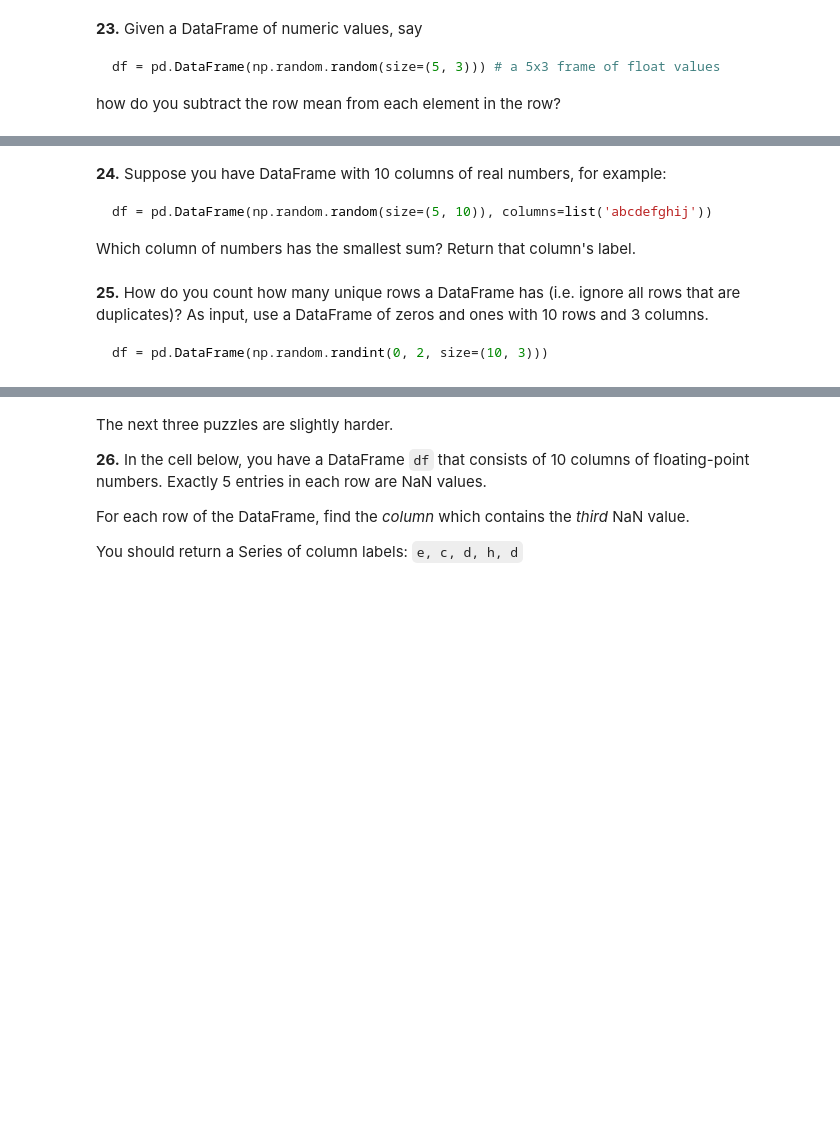
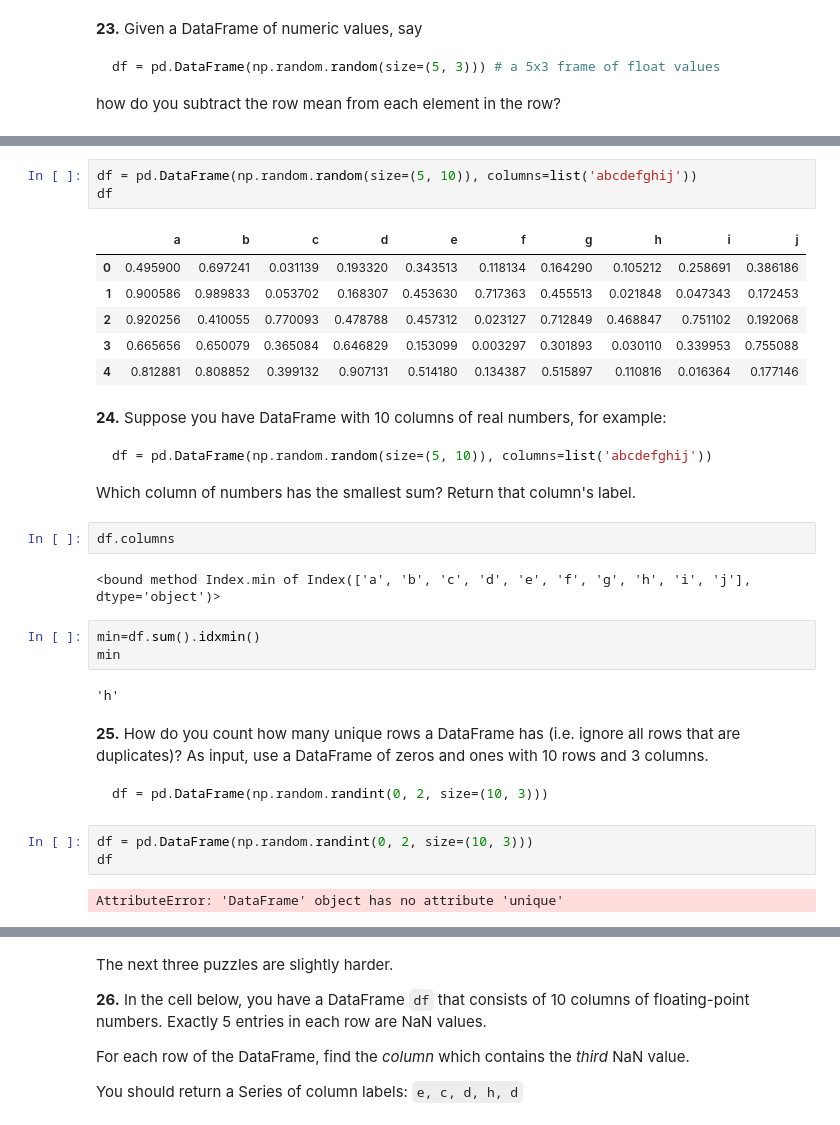
Before and after one commit to Younesselalaoui/100-pandas-puzzles, a Jupyter notebook: 100-pandas-puzzles.ipynb, the cells around one changed output, grey strips where cells are left out. Saved outputs shown, nothing was run; the diff lists cells and outputs as text; blank space fills up the shorter version.

````diff
--- a/100-pandas-puzzles.ipynb
+++ b/100-pandas-puzzles.ipynb
@@ -396,3 +583,13 @@ how do you subtract the row mean from each element in the row?
+# %%
+df = pd.DataFrame(np.random.random(size=(5, 10)), columns=list('abcdefghij'))
+df
+# %% [output]
+|  | a | b | c | d | e | f | g | h | i | j |
+| 0 | 0.495900 | 0.697241 | 0.031139 | 0.193320 | 0.343513 | 0.118134 | 0.164290 | 0.105212 | 0.258691 | 0.386186 |
+| 1 | 0.900586 | 0.989833 | 0.053702 | 0.168307 | 0.453630 | 0.717363 | 0.455513 | 0.021848 | 0.047343 | 0.172453 |
+| 2 | 0.920256 | 0.410055 | 0.770093 | 0.478788 | 0.457312 | 0.023127 | 0.712849 | 0.468847 | 0.751102 | 0.192068 |
+| 3 | 0.665656 | 0.650079 | 0.365084 | 0.646829 | 0.153099 | 0.003297 | 0.301893 | 0.030110 | 0.339953 | 0.755088 |
+| 4 | 0.812881 | 0.808852 | 0.399132 | 0.907131 | 0.514180 | 0.134387 | 0.515897 | 0.110816 | 0.016364 | 0.177146 |
 # %% [markdown]
 **24.** Suppose you have DataFrame with 10 columns of real numbers, for example:
 
@@ -400,9 +597,23 @@ how do you subtract the row mean from each element in the row?
 df = pd.DataFrame(np.random.random(size=(5, 10)), columns=list('abcdefghij'))
 ```
 Which column of numbers has the smallest sum?  Return that column's label.
+# %%
+df.columns
+# %% [output]
+<bound method Index.min of Index(['a', 'b', 'c', 'd', 'e', 'f', 'g', 'h', 'i', 'j'], dtype='object')>
+# %%
+min=df.sum().idxmin()
+min
+# %% [output]
+'h'
 # %% [markdown]
 **25.** How do you count how many unique rows a DataFrame has (i.e. ignore all rows that are duplicates)? As input, use a DataFrame of zeros and ones with 10 rows and 3 columns.
 
 ```python
 df = pd.DataFrame(np.random.randint(0, 2, size=(10, 3)))
 ```
+# %%
+df = pd.DataFrame(np.random.randint(0, 2, size=(10, 3)))
+df
+# %% [output]
+AttributeError: 'DataFrame' object has no attribute 'unique'
````
Also changed, not shown: parts of 19 cells of this notebook.
